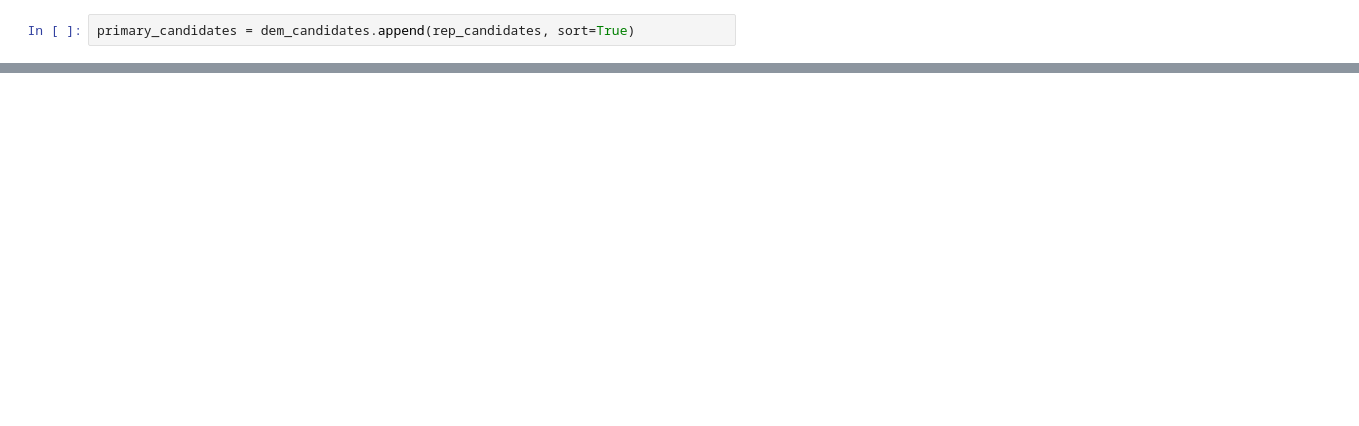
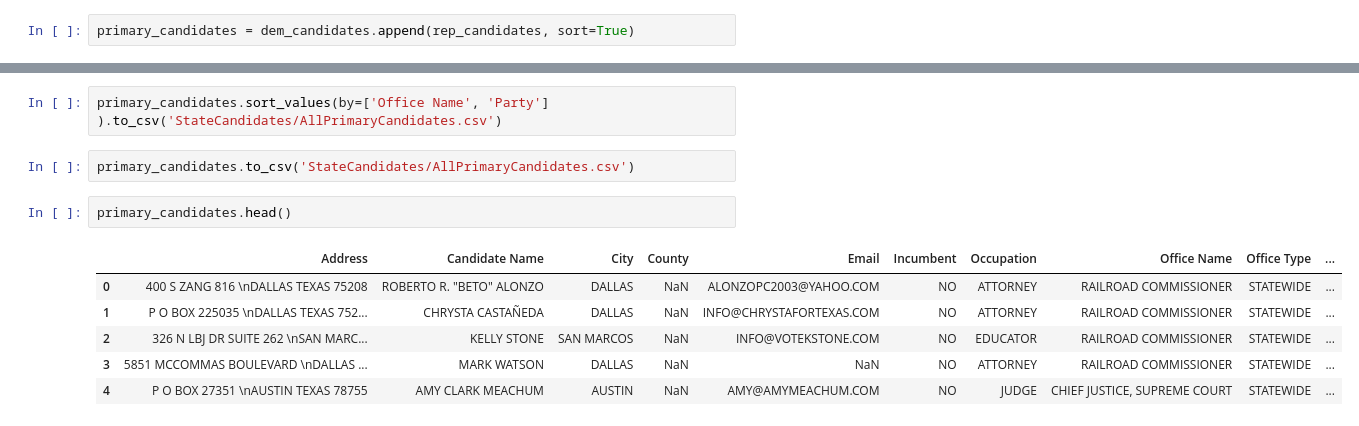
Before and after one commit to nemo-omen/datajourno-notebooks, a Jupyter notebook: Texas-2020.ipynb, the cells around one changed output, grey strips where cells are left out. Cells and saved outputs as stored; diff of their text form; blank space fills up the shorter version.

```diff
--- a/Texas-2020.ipynb
+++ b/Texas-2020.ipynb
@@ -88,0 +89,13 @@ memory usage: 55.0+ KB
+# %%
+primary_candidates.sort_values(by=['Office Name', 'Party'] ).to_csv('StateCandidates/AllPrimaryCandidates.csv')
+# %%
+primary_candidates.to_csv('StateCandidates/AllPrimaryCandidates.csv')
+# %%
+primary_candidates.head()
+# %% [output]
+|  | Address | Candidate Name | City | County | Email | Incumbent | Occupation | Office Name | Office Type | ... |
+| 0 | 400 S ZANG 816 \nDALLAS TEXAS 75208 | ROBERTO R. "BETO" ALONZO | DALLAS | NaN | ALONZOPC2003@YAHOO.COM | NO | ATTORNEY | RAILROAD COMMISSIONER | STATEWIDE | ... |
+| 1 | P O BOX 225035 \nDALLAS TEXAS 752... | CHRYSTA CASTAÑEDA | DALLAS | NaN | INFO@CHRYSTAFORTEXAS.COM | NO | ATTORNEY | RAILROAD COMMISSIONER | STATEWIDE | ... |
+| 2 | 326 N LBJ DR SUITE 262 \nSAN MARC... | KELLY STONE | SAN MARCOS | NaN | INFO@VOTEKSTONE.COM | NO | EDUCATOR | RAILROAD COMMISSIONER | STATEWIDE | ... |
+| 3 | 5851 MCCOMMAS BOULEVARD \nDALLAS ... | MARK WATSON | DALLAS | NaN | NaN | NO | ATTORNEY | RAILROAD COMMISSIONER | STATEWIDE | ... |
+| 4 | P O BOX 27351 \nAUSTIN TEXAS 78755 | AMY CLARK MEACHUM | AUSTIN | NaN | AMY@AMYMEACHUM.COM | NO | JUDGE | CHIEF JUSTICE, SUPREME COURT | STATEWIDE | ... |
```
Also changed, not shown: parts of 3 cells of this notebook, 10 other files.
